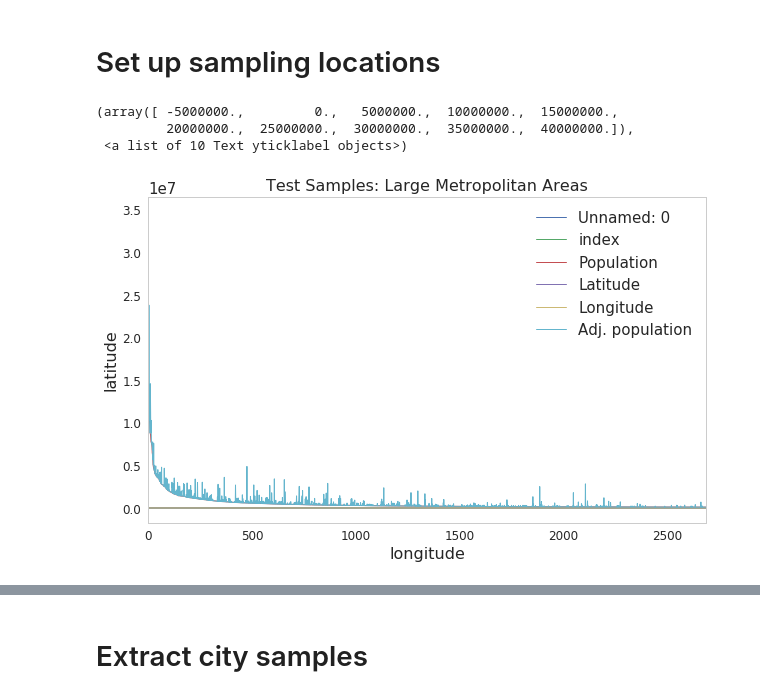
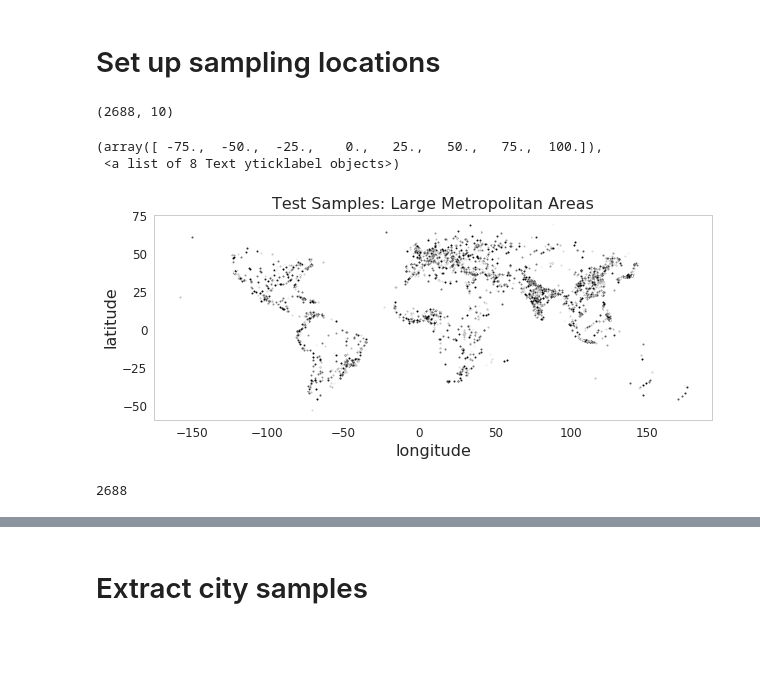
Before and after one commit to adrianalbert/urbanization-patterns, a Jupyter notebook: data-preprocessing/create world cities dataset.ipynb, the cells around one changed output, grey strips where cells are left out. Saved outputs shown, nothing was run; the diff lists cells and outputs as text; code cells hidden in the pictures; blank space fills up the shorter version.

```diff
--- a/data-preprocessing/create world cities dataset.ipynb
+++ b/data-preprocessing/create world cities dataset.ipynb
@@ -138,7 +139,10 @@ cities_df_sel.reset_index(inplace=True)
 print "Removing %d cities. "%(len(to_remove))
 # %%
 # cities_df_sel.to_csv(outPath + "/selected_urban_areas.csv")
-cities_df_sel = pd.read_csv(outPath + "/selected_urban_areas.csv")
 
-# cities_df_sel = gpd.GeoDataFrame(pd.read_csv(outPath + "/selected_urban_areas.csv"))
-# cities_df_sel['geometry'] = cities_df_sel['geometry'].apply(lambda x: loads(x))
+cities_df_sel = gpd.GeoDataFrame(pd.read_csv(outPath + "/selected_urban_areas.csv"))
+cities_df_sel['geometry'] = cities_df_sel['geometry'].apply(lambda x: loads(x))
+# %%
+cities_df_sel.shape
+# %% [output]
+(2688, 10)
@@ -145,15 +151,18 @@ cities_df_sel = pd.read_csv(outPath + "/selected_urban_areas.csv")
 # %%
-cities_df_sel.plot(figsize=(10,6))
+cities_df_sel.plot(figsize=(10,6), cmap='Greys')
 plt.title("Test Samples: Large Metropolitan Areas", fontsize=16)
 plt.ylabel("latitude", fontsize=16)
 plt.xlabel("longitude", fontsize=16)
 plt.xticks(fontsize=12)
 plt.yticks(fontsize=12)
 # %% [output]
-(array([ -5000000.,         0.,   5000000.,  10000000.,  15000000.,
-         20000000.,  25000000.,  30000000.,  35000000.,  40000000.]),
- <a list of 10 Text yticklabel objects>)
+(array([ -75.,  -50.,  -25.,    0.,   25.,   50.,   75.,  100.]),
+ <a list of 8 Text yticklabel objects>)
-[figure, old version]
+[figure, new version]
+# %%
+len(cities_df_sel)
+# %% [output]
+2688
 # %%
 def f_classify_by_pop(d):
     if d < 50000:
```
Also changed, not shown: parts of 6 cells of this notebook, 3 other files.
